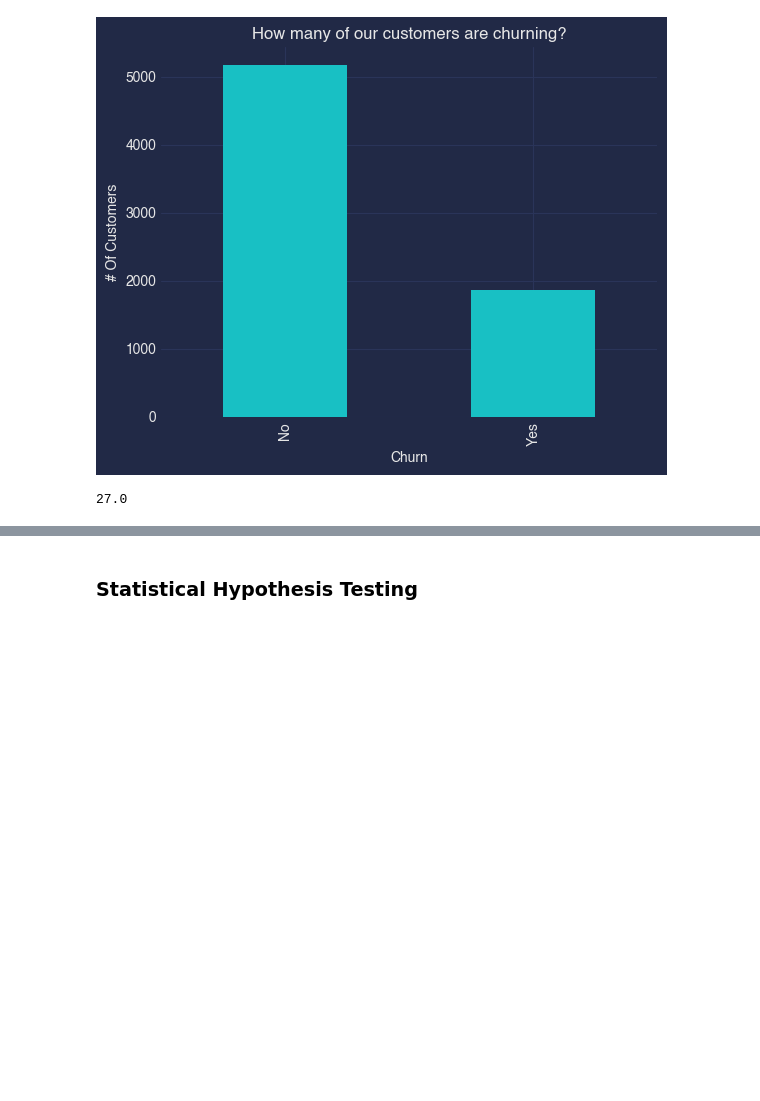
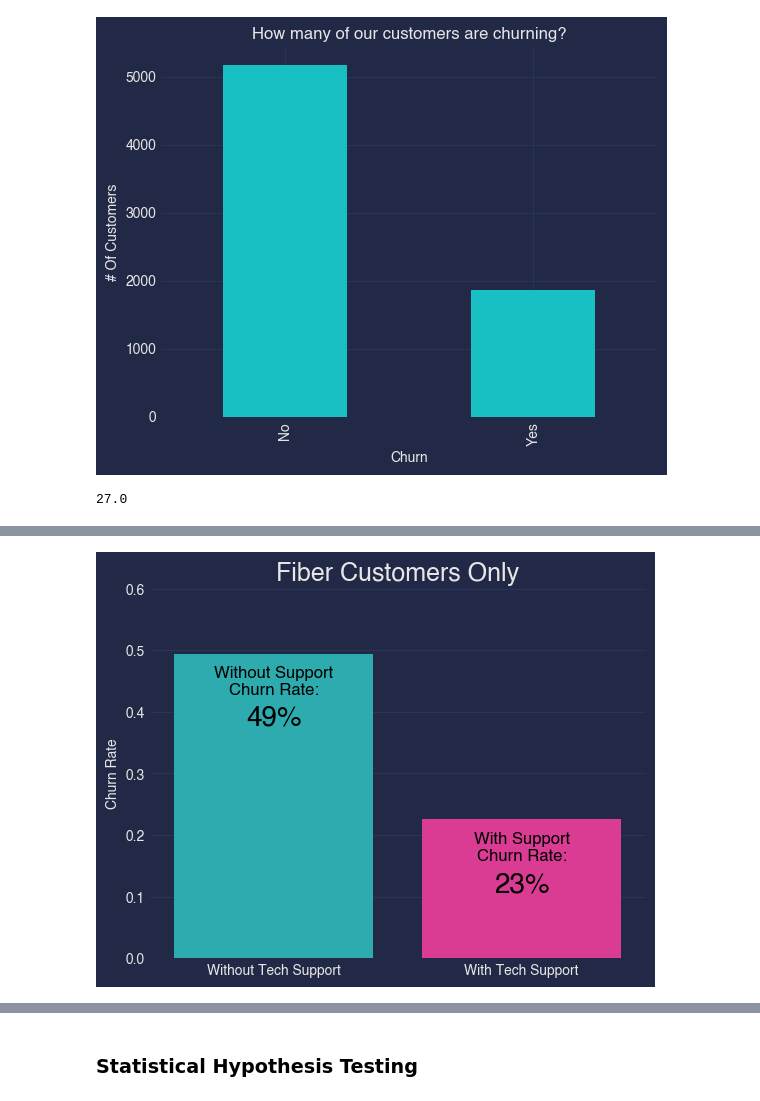
Before and after one commit to Josue-Gonzalez627/Telco_Classification_Project, a Jupyter notebook: project_template.ipynb, the cells around one changed output, grey strips where cells are left out. Saved outputs shown, nothing was run; the diff lists cells and outputs as text; code cells hidden in the pictures; blank space fills up the shorter version.

```diff
--- a/project_template.ipynb
+++ b/project_template.ipynb
@@ -148,0 +185,5 @@ print(round((df.churn == 'Yes').sum() / len(df),2)*100)
+# %%
+# churn rate in fiber optic customers WITHOUT tech_support
+no_tech_support_df = fiber[fiber['tech_support'] == 'No']
+no_tech_support_churn_rate = no_tech_support_df['churn'].value_counts(normalize=True)['Yes']
+no_tech_support_churn_rate
@@ -148,0 +192,5 @@ print(round((df.churn == 'Yes').sum() / len(df),2)*100)
+# %%
+# churn rate in fiber optic customers WITH tech_support
+tech_support_df = fiber[fiber['tech_support'] == 'Yes']
+tech_support_churn_rate = tech_support_df['churn'].value_counts(normalize=True)['Yes']
+tech_support_churn_rate
@@ -148,0 +246,30 @@ print(round((df.churn == 'Yes').sum() / len(df),2)*100)
+# %%
+import seaborn as sns
+import matplotlib.pyplot as plt
+
+# Create a bar plot of the churn rates
+sns.barplot(x=['Without Tech Support', 'With Tech Support'], y=[no_tech_support_churn_rate, tech_support_churn_rate])
+plt.title('Fiber Customers Only', fontsize=18)
+plt.ylabel('Churn Rate')
+plt.ylim(0, 0.6)
+
+# Calculate the churn rate in people without tech_support
+no_tech_support_df = fiber[fiber['tech_support'] == 'No']
+no_tech_support_churn_rate = no_tech_support_df['churn'].value_counts(normalize=True)['Yes']
+
+# Calculate the churn rate in people with tech_support
+tech_support_df = fiber[fiber['tech_support'] == 'Yes']
+tech_support_churn_rate = tech_support_df['churn'].value_counts(normalize=True)['Yes']
+
+# Add text to the first column of the plot
+plt.text(0, 0.45, f'Without Support\nChurn Rate:', ha='center', va='center', fontsize=12, color='black')
+plt.text(0, 0.39, f'{no_tech_support_churn_rate:.0%}', ha='center', va='center', fontsize=20, color='black')
+
+# Add text to the second column of the plot
+plt.text(1, 0.18, f'With Support\nChurn Rate:', ha='center', va='center', fontsize=12, color='black')
+plt.text(1, 0.12, f'{tech_support_churn_rate:.0%}', ha='center', va='center', fontsize=20, color='black')
+
+# Show the plot
+plt.show()
+# %% [output]
+[figure, added]
```
Also changed, not shown: parts of 14 cells of this notebook.
